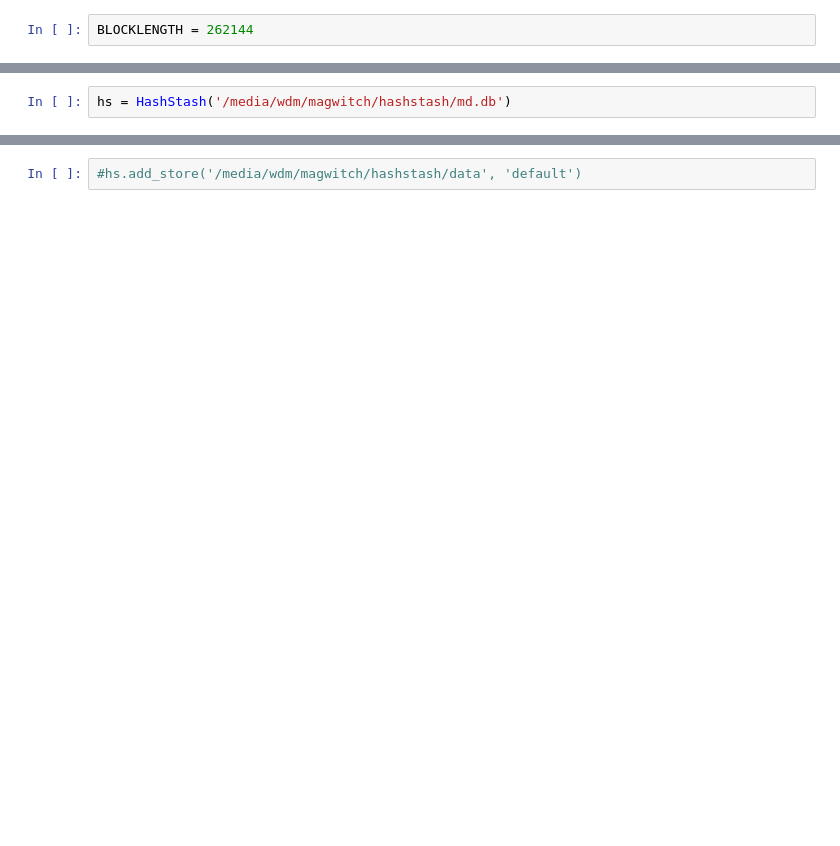
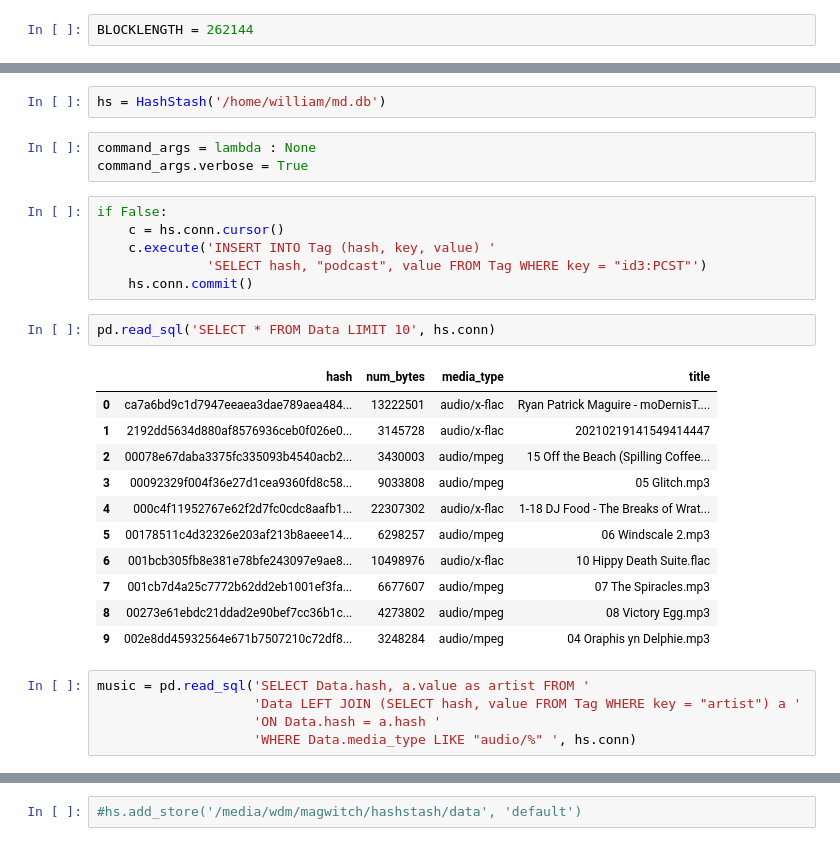
Before and after one commit to William-of-Penge/hashstash, a Jupyter notebook: hashstash.ipynb, the cells around one changed output, grey strips where cells are left out. Saved outputs shown, nothing was run; the diff lists cells and outputs as text; blank space fills up the shorter version.

```diff
--- a/hashstash.ipynb
+++ b/hashstash.ipynb
@@ -213,2 +540,30 @@ class HashStash():
 # %%
-hs = HashStash('/media/wdm/magwitch/hashstash/md.db')
+hs = HashStash('/home/william/md.db')
+# %%
+command_args = lambda : None
+command_args.verbose = True
+# %%
+if False:
+    c = hs.conn.cursor()
+    c.execute('INSERT INTO Tag (hash, key, value) '
+              'SELECT hash, "podcast", value FROM Tag WHERE key = "id3:PCST"')
+    hs.conn.commit()
+# %%
+pd.read_sql('SELECT * FROM Data LIMIT 10', hs.conn)
+# %% [output]
+|  | hash | num_bytes | media_type | title |
+| 0 | ca7a6bd9c1d7947eeaea3dae789aea484... | 13222501 | audio/x-flac | Ryan Patrick Maguire - moDernisT.... |
+| 1 | 2192dd5634d880af8576936ceb0f026e0... | 3145728 | audio/x-flac | 20210219141549414447 |
+| 2 | 00078e67daba3375fc335093b4540acb2... | 3430003 | audio/mpeg | 15 Off the Beach (Spilling Coffee... |
+| 3 | 00092329f004f36e27d1cea9360fd8c58... | 9033808 | audio/mpeg | 05 Glitch.mp3 |
+| 4 | 000c4f11952767e62f2d7fc0cdc8aafb1... | 22307302 | audio/x-flac | 1-18 DJ Food - The Breaks of Wrat... |
+| 5 | 00178511c4d32326e203af213b8aeee14... | 6298257 | audio/mpeg | 06 Windscale 2.mp3 |
+| 6 | 001bcb305fb8e381e78bfe243097e9ae8... | 10498976 | audio/x-flac | 10 Hippy Death Suite.flac |
+| 7 | 001cb7d4a25c7772b62dd2eb1001ef3fa... | 6677607 | audio/mpeg | 07 The Spiracles.mp3 |
+| 8 | 00273e61ebdc21ddad2e90bef7cc36b1c... | 4273802 | audio/mpeg | 08 Victory Egg.mp3 |
+| 9 | 002e8dd45932564e671b7507210c72df8... | 3248284 | audio/mpeg | 04 Oraphis yn Delphie.mp3 |
+# %%
+music = pd.read_sql('SELECT Data.hash, a.value as artist FROM '
+                    'Data LEFT JOIN (SELECT hash, value FROM Tag WHERE key = "artist") a '
+                    'ON Data.hash = a.hash '
+                    'WHERE Data.media_type LIKE "audio/%" ', hs.conn)
```
Also changed, not shown: parts of 46 cells of this notebook, 3 other files.
